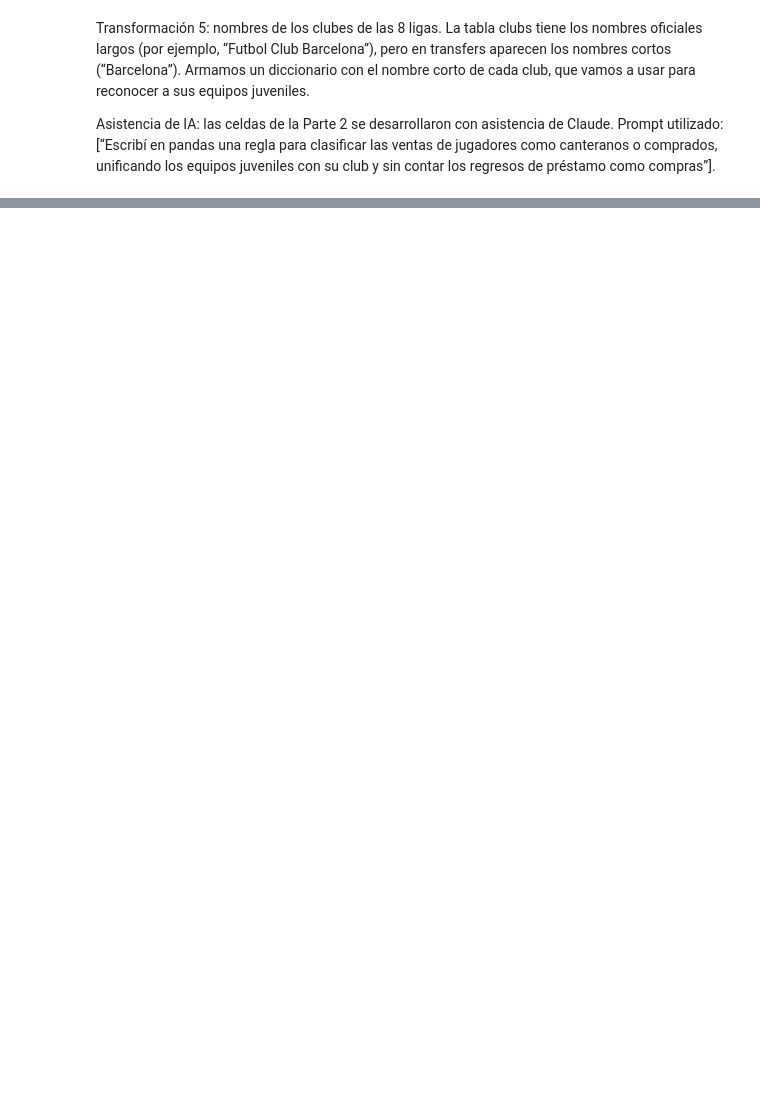
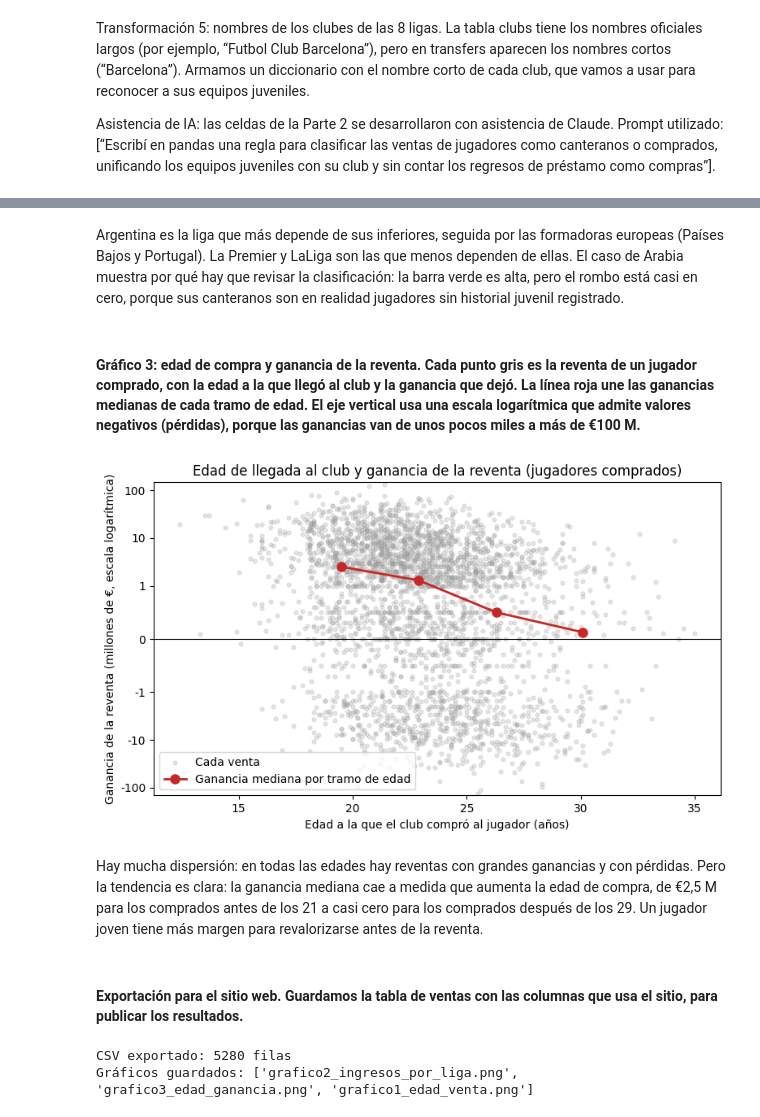
Before and after one commit to liamcohenn/tp_laboratorio_futbol, a Jupyter notebook: notebooks/tp_inferiores.ipynb, the cells around one changed output, grey strips where cells are left out. Cells and saved outputs as stored; diff of their text form; code cells hidden in the pictures; blank space fills up the shorter version.

```diff
--- a/notebooks/tp_inferiores.ipynb
+++ b/notebooks/tp_inferiores.ipynb
@@ -163,0 +694,38 @@ print("Clubes de las 8 ligas:", len(nombre_club))
+# %% [markdown]
+Argentina es la liga que más depende de sus inferiores, seguida por las formadoras europeas (Países Bajos y Portugal). La Premier y LaLiga son las que menos dependen de ellas. El caso de Arabia muestra por qué hay que revisar la clasificación: la barra verde es alta, pero el rombo está casi en cero, porque sus canteranos son en realidad jugadores sin historial juvenil registrado.
+# %% [markdown]
+#### **Gráfico 3: edad de compra y ganancia de la reventa.** Cada punto gris es la reventa de un jugador comprado, con la edad a la que llegó al club y la ganancia que dejó. La línea roja une las ganancias medianas de cada tramo de edad. El eje vertical usa una escala logarítmica que admite valores negativos (pérdidas), porque las ganancias van de unos pocos miles a más de €100 M.
+# %%
+comprados = ventas[(ventas["grupo"] == "comprado") & ventas["ganancia"].notna()]
+medianas = comprados.groupby("tramo_edad_llegada", observed=True).agg(
+    edad=("edad_llegada", "median"), ganancia=("ganancia", "median"))
+
+fig, ax = plt.subplots(figsize=(9, 5))
+ax.scatter(comprados["edad_llegada"], comprados["ganancia"], alpha=0.25, s=12, color="#9e9e9e", label="Cada venta")
+ax.plot(medianas["edad"], medianas["ganancia"], color="#c62828", marker="o", markersize=8, linewidth=2,
+        label="Ganancia mediana por tramo de edad")
+ax.axhline(0, color="black", linewidth=0.8)
+ax.set_yscale("symlog", linthresh=1)
+ax.set_yticks([-100, -10, -1, 0, 1, 10, 100])
+ax.set_yticklabels(["-100", "-10", "-1", "0", "1", "10", "100"])
+ax.set_title("Edad de llegada al club y ganancia de la reventa (jugadores comprados)")
+ax.set_xlabel("Edad a la que el club compró al jugador (años)")
+ax.set_ylabel("Ganancia de la reventa (millones de €, escala logarítmica)")
+ax.legend()
+plt.savefig("figuras/grafico3_edad_ganancia.png", dpi=300, bbox_inches="tight")
+plt.show()
+# %% [output]
+[figure, added]
+# %% [markdown]
+Hay mucha dispersión: en todas las edades hay reventas con grandes ganancias y con pérdidas. Pero la tendencia es clara: la ganancia mediana cae a medida que aumenta la edad de compra, de €2,5 M para los comprados antes de los 21 a casi cero para los comprados después de los 29. Un jugador joven tiene más margen para revalorizarse antes de la reventa.
+# %% [markdown]
+#### **Exportación para el sitio web.** Guardamos la tabla de ventas con las columnas que usa el sitio, para publicar los resultados.
+# %%
+columnas_sitio = ["jugador", "club_vendedor", "club_comprador", "liga", "temporada_venta", "grupo",
+                  "fee_venta", "fee_compra", "anios_en_club", "edad_venta"]
+ventas[columnas_sitio].to_csv("ventas.csv", index=False)
+print("CSV exportado:", len(ventas), "filas")
+print("Gráficos guardados:", os.listdir("figuras"))
+# %% [output]
+CSV exportado: 5280 filas
+Gráficos guardados: ['grafico2_ingresos_por_liga.png', 'grafico3_edad_ganancia.png', 'grafico1_edad_venta.png']
```
Also changed, not shown: parts of 53 cells of this notebook.
